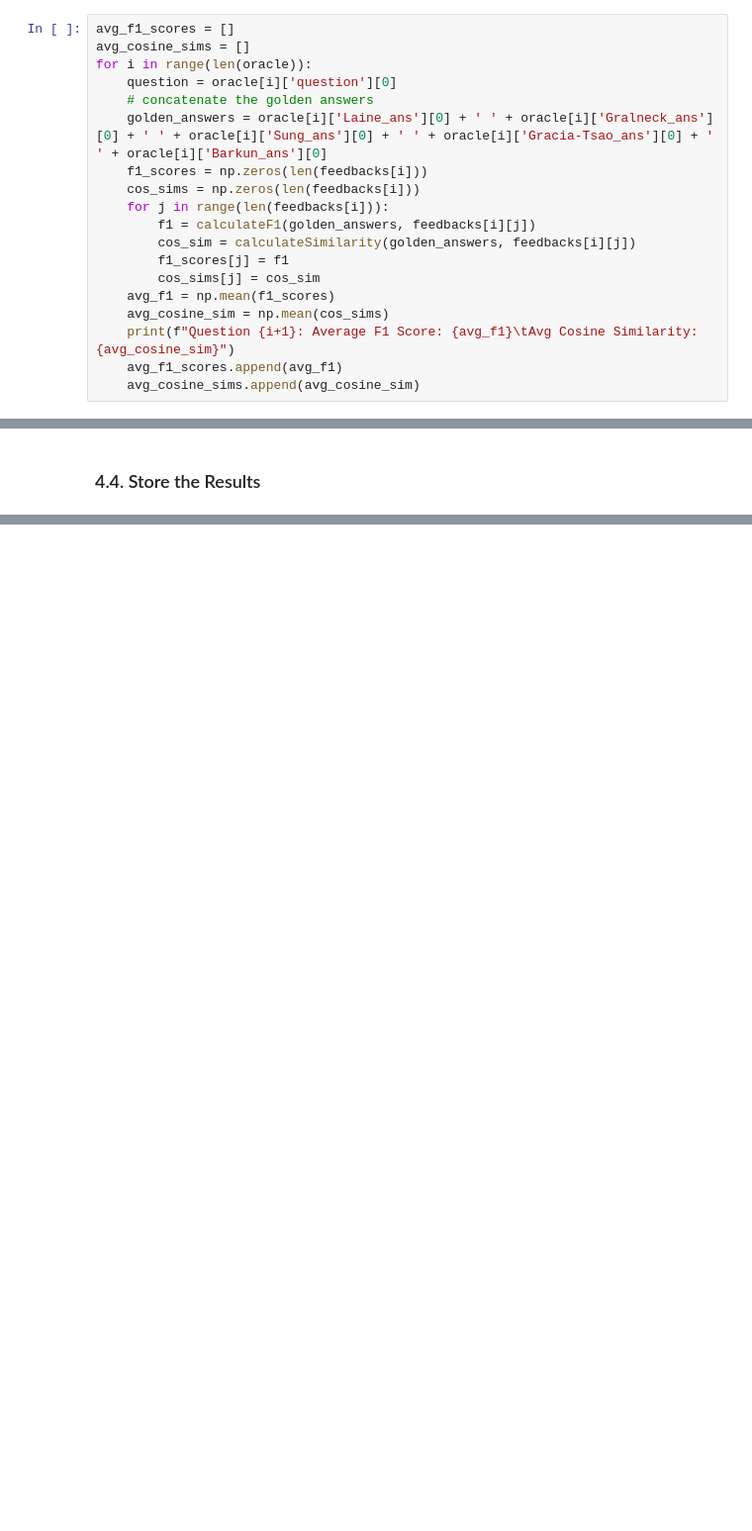
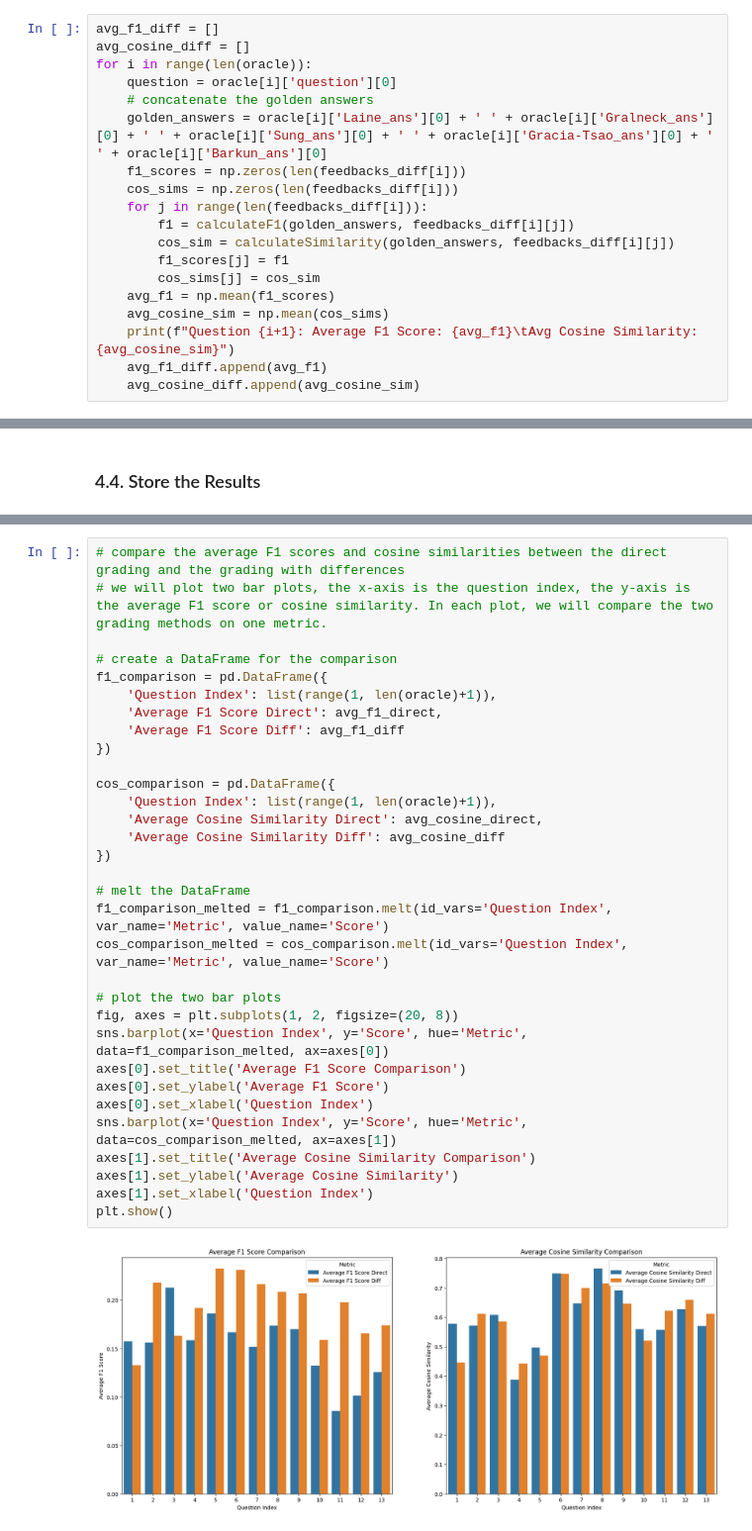
Before and after one commit to ZeyuZhang1901/GradewithGolden, a Jupyter notebook: SingleAgent.ipynb, the cells around one changed output, grey strips where cells are left out. Shown: that part at 99% size. Saved outputs shown, nothing was run; the diff lists cells and outputs as text; blank space fills up the shorter version.

Commit message:
06/27/2024, visualization added

```diff
--- a/SingleAgent.ipynb
+++ b/SingleAgent.ipynb
@@ -536,22 +564,22 @@ Question 13, Answer 81: Score: 40.0, Feedback: Your answer covers some basic asp
 # %%
-avg_f1_scores = []
-avg_cosine_sims = []
+avg_f1_diff = []
+avg_cosine_diff = []
 for i in range(len(oracle)):
     question = oracle[i]['question'][0]
     # concatenate the golden answers
     golden_answers = oracle[i]['Laine_ans'][0] + ' ' + oracle[i]['Gralneck_ans'][0] + ' ' + oracle[i]['Sung_ans'][0] + ' ' + oracle[i]['Gracia-Tsao_ans'][0] + ' ' + oracle[i]['Barkun_ans'][0]
-    f1_scores = np.zeros(len(feedbacks[i]))
-    cos_sims = np.zeros(len(feedbacks[i]))
-    for j in range(len(feedbacks[i])):
-        f1 = calculateF1(golden_answers, feedbacks[i][j])
-        cos_sim = calculateSimilarity(golden_answers, feedbacks[i][j])
+    f1_scores = np.zeros(len(feedbacks_diff[i]))
+    cos_sims = np.zeros(len(feedbacks_diff[i]))
+    for j in range(len(feedbacks_diff[i])):
+        f1 = calculateF1(golden_answers, feedbacks_diff[i][j])
+        cos_sim = calculateSimilarity(golden_answers, feedbacks_diff[i][j])
         f1_scores[j] = f1
         cos_sims[j] = cos_sim
     avg_f1 = np.mean(f1_scores)
     avg_cosine_sim = np.mean(cos_sims)
     print(f"Question {i+1}: Average F1 Score: {avg_f1}\tAvg Cosine Similarity: {avg_cosine_sim}")
-    avg_f1_scores.append(avg_f1)
-    avg_cosine_sims.append(avg_cosine_sim)
+    avg_f1_diff.append(avg_f1)
+    avg_cosine_diff.append(avg_cosine_sim)
 # %% [output]
 Question 1: Average F1 Score: 0.13287243388393946       Avg Cosine Similarity: 0.44613097786903383
 Question 2: Average F1 Score: 0.21798222236886314       Avg Cosine Similarity: 0.6116158872842788
@@ -573,0 +609,34 @@ storeResult(result_df, single_agent_result_folder, 'diff.csv')
+# %%
+# compare the average F1 scores and cosine similarities between the direct grading and the grading with differences
+# we will plot two bar plots, the x-axis is the question index, the y-axis is the average F1 score or cosine similarity. In each plot, we will compare the two grading methods on one metric.
+
+# create a DataFrame for the comparison
+f1_comparison = pd.DataFrame({
+    'Question Index': list(range(1, len(oracle)+1)),
+    'Average F1 Score Direct': avg_f1_direct,
+    'Average F1 Score Diff': avg_f1_diff
+})
+
+cos_comparison = pd.DataFrame({
+    'Question Index': list(range(1, len(oracle)+1)),
+    'Average Cosine Similarity Direct': avg_cosine_direct,
+    'Average Cosine Similarity Diff': avg_cosine_diff
+})
+
+# melt the DataFrame
+f1_comparison_melted = f1_comparison.melt(id_vars='Question Index', var_name='Metric', value_name='Score')
+cos_comparison_melted = cos_comparison.melt(id_vars='Question Index', var_name='Metric', value_name='Score')
+
+# plot the two bar plots
+fig, axes = plt.subplots(1, 2, figsize=(20, 8))
+sns.barplot(x='Question Index', y='Score', hue='Metric', data=f1_comparison_melted, ax=axes[0])
+axes[0].set_title('Average F1 Score Comparison')
+axes[0].set_ylabel('Average F1 Score')
+axes[0].set_xlabel('Question Index')
+sns.barplot(x='Question Index', y='Score', hue='Metric', data=cos_comparison_melted, ax=axes[1])
+axes[1].set_title('Average Cosine Similarity Comparison')
+axes[1].set_ylabel('Average Cosine Similarity')
+axes[1].set_xlabel('Question Index')
+plt.show()
+# %% [output]
+[figure, added]
```
Also changed, not shown: parts of 13 cells of this notebook.
